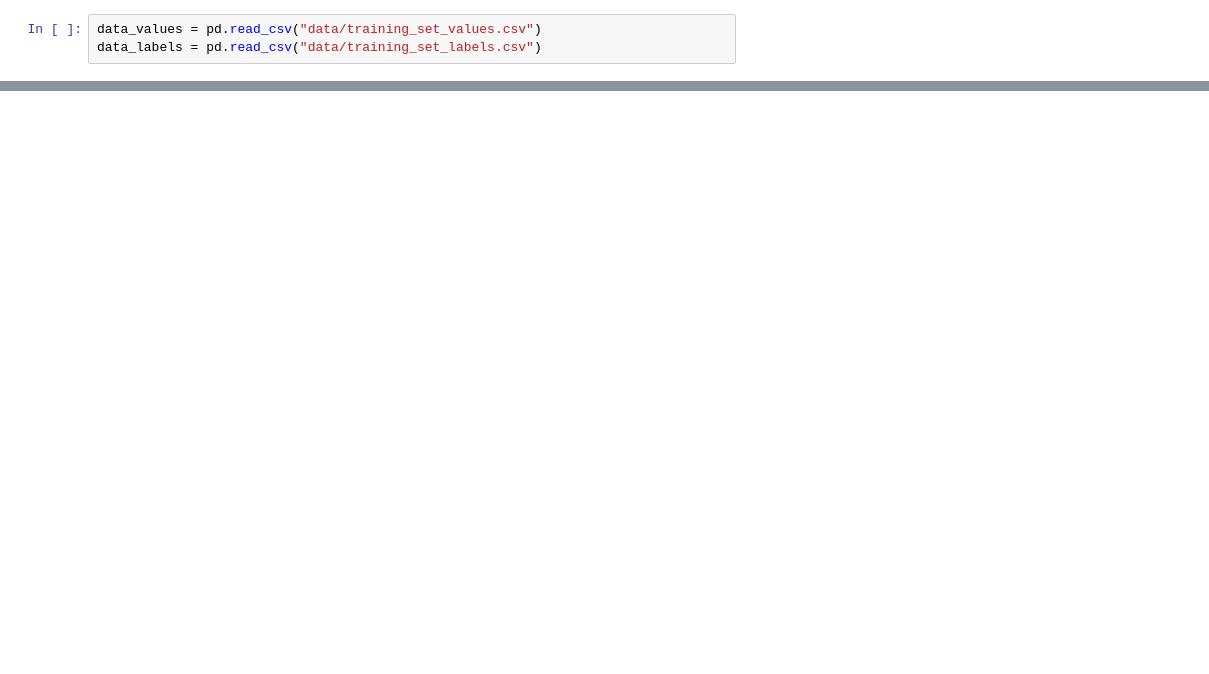
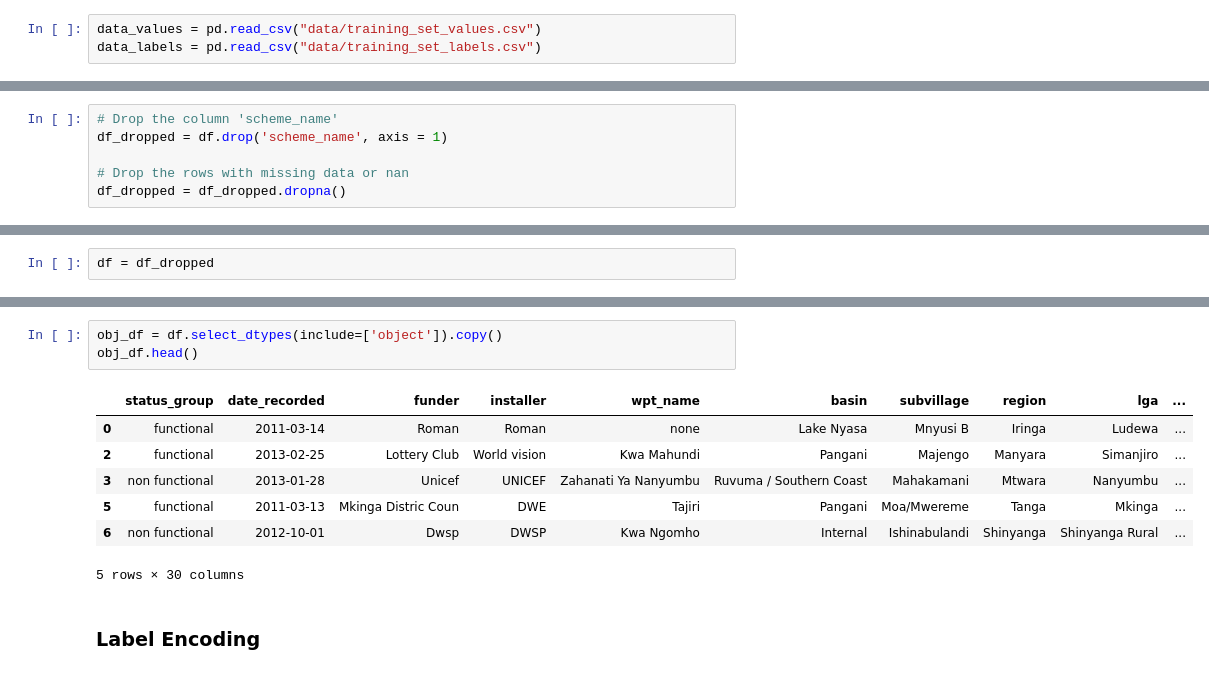
Before and after one commit to anjuchamantha/Machine-Learning-Module-Project, a Jupyter notebook: competition-notebook.ipynb, the cells around one changed output, grey strips where cells are left out. Saved outputs shown, nothing was run; the diff lists cells and outputs as text; blank space fills up the shorter version.

```diff
--- a/competition-notebook.ipynb
+++ b/competition-notebook.ipynb
@@ -37,0 +103,6 @@ data_labels
+# %%
+# Drop the column 'scheme_name'
+df_dropped = df.drop('scheme_name', axis = 1)
+
+# Drop the rows with missing data or nan
+df_dropped = df_dropped.dropna()
@@ -37,0 +150,2 @@ data_labels
+# %%
+df = df_dropped
@@ -37,0 +175,13 @@ data_labels
+# %%
+obj_df = df.select_dtypes(include=['object']).copy()
+obj_df.head()
+# %% [output]
+|  | status_group | date_recorded | funder | installer | wpt_name | basin | subvillage | region | lga | ... |
+| 0 | functional | 2011-03-14 | Roman | Roman | none | Lake Nyasa | Mnyusi B | Iringa | Ludewa | ... |
+| 2 | functional | 2013-02-25 | Lottery Club | World vision | Kwa Mahundi | Pangani | Majengo | Manyara | Simanjiro | ... |
+| 3 | non functional | 2013-01-28 | Unicef | UNICEF | Zahanati Ya Nanyumbu | Ruvuma / Southern Coast | Mahakamani | Mtwara | Nanyumbu | ... |
+| 5 | functional | 2011-03-13 | Mkinga Distric Coun | DWE | Tajiri | Pangani | Moa/Mwereme | Tanga | Mkinga | ... |
+| 6 | non functional | 2012-10-01 | Dwsp | DWSP | Kwa Ngomho | Internal | Ishinabulandi | Shinyanga | Shinyanga Rural | ... |
+5 rows × 30 columns
+# %% [markdown]
+### Label Encoding
```
Also changed, not shown: parts of 19 cells of this notebook.
